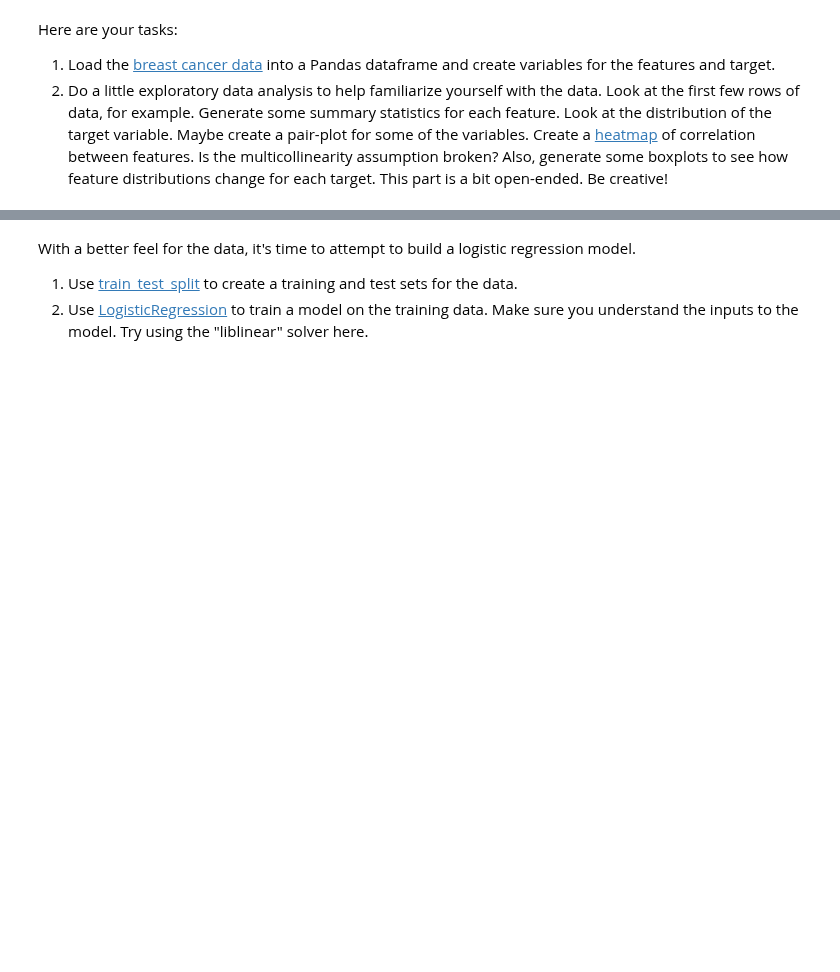
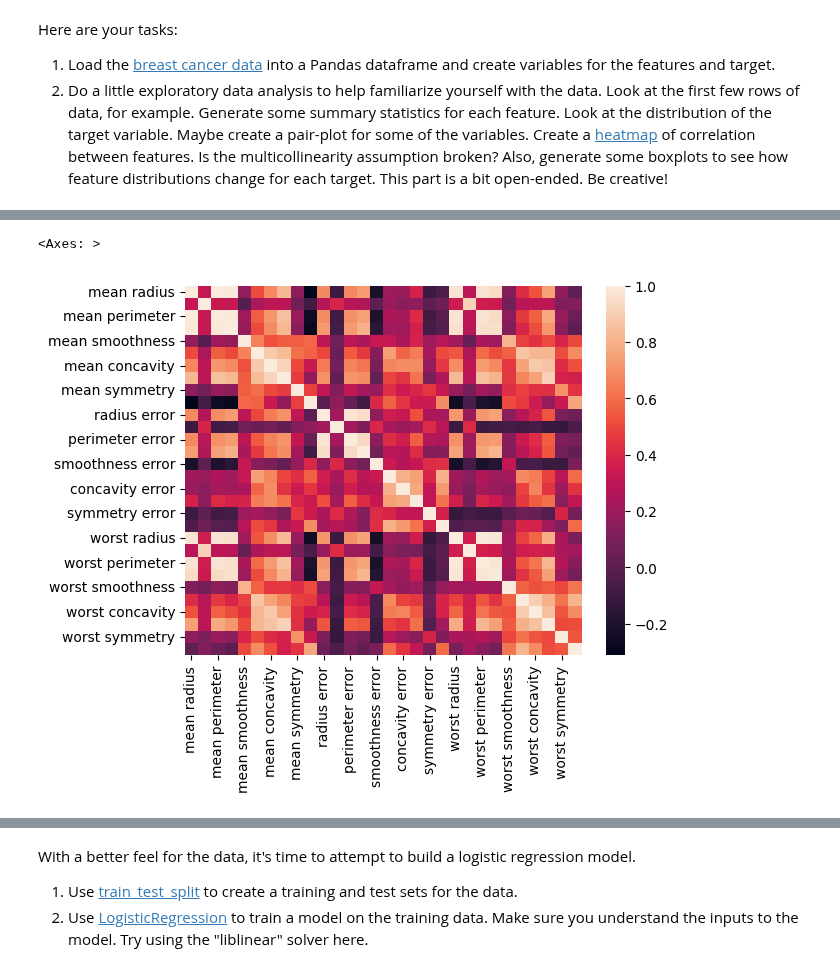
Before and after one commit to TrollRider-Kristian/Springboard-AI-Mini-Projects, a Jupyter notebook: Student_MLE_MiniProject_Logistic_Regression.ipynb, the cells around one changed output, grey strips where cells are left out. Cells and saved outputs as stored; diff of their text form; code cells hidden in the pictures; blank space fills up the shorter version.

Commit message:
Created a heatmap and a boxplot over a few features

```diff
--- a/Student_MLE_MiniProject_Logistic_Regression.ipynb
+++ b/Student_MLE_MiniProject_Logistic_Regression.ipynb
@@ -61,7 +61,7 @@ Here are your tasks:
 1. Load the [breast cancer data](https://scikit-learn.org/stable/modules/generated/sklearn.datasets.load_breast_cancer.html) into a Pandas dataframe and create variables for the features and target.
 2. Do a little exploratory data analysis to help familiarize yourself with the data. Look at the first few rows of data, for example. Generate some summary statistics for each feature. Look at the distribution of the target variable. Maybe create a pair-plot for some of the variables. Create a [heatmap](https://seaborn.pydata.org/generated/seaborn.heatmap.html) of correlation between features. Is the multicollinearity assumption broken? Also, generate some boxplots to see how feature distributions change for each target. This part is a bit open-ended. Be creative!
 # %%
-# Load data and split into feature and target variables
-breast_cancer_df = load_breast_cancer(as_frame = True)
+# Load data and split into feature and target variables via setting the return_X_y parameter to True.
+(breast_cancer_features, breast_cancer_targets) = load_breast_cancer(return_X_y=True, as_frame = True)
 # %%
 # View first 5 rows of the data
@@ -105,6 +111,10 @@ Name: target, Length: 569, dtype: int64
 # %%
 # Create a pairplot for the first few features
 # %%
-# Create a correlation coefficeint heatmap
+# Create a correlation coefficient heatmap
+sns.heatmap (data = breast_cancer_features.corr())
+# %% [output]
+<Axes: >
+[figure, added]
 # %%
 # Create a boxplot for mean radius by target type
```
Also changed, not shown: parts of 5 cells of this notebook.
